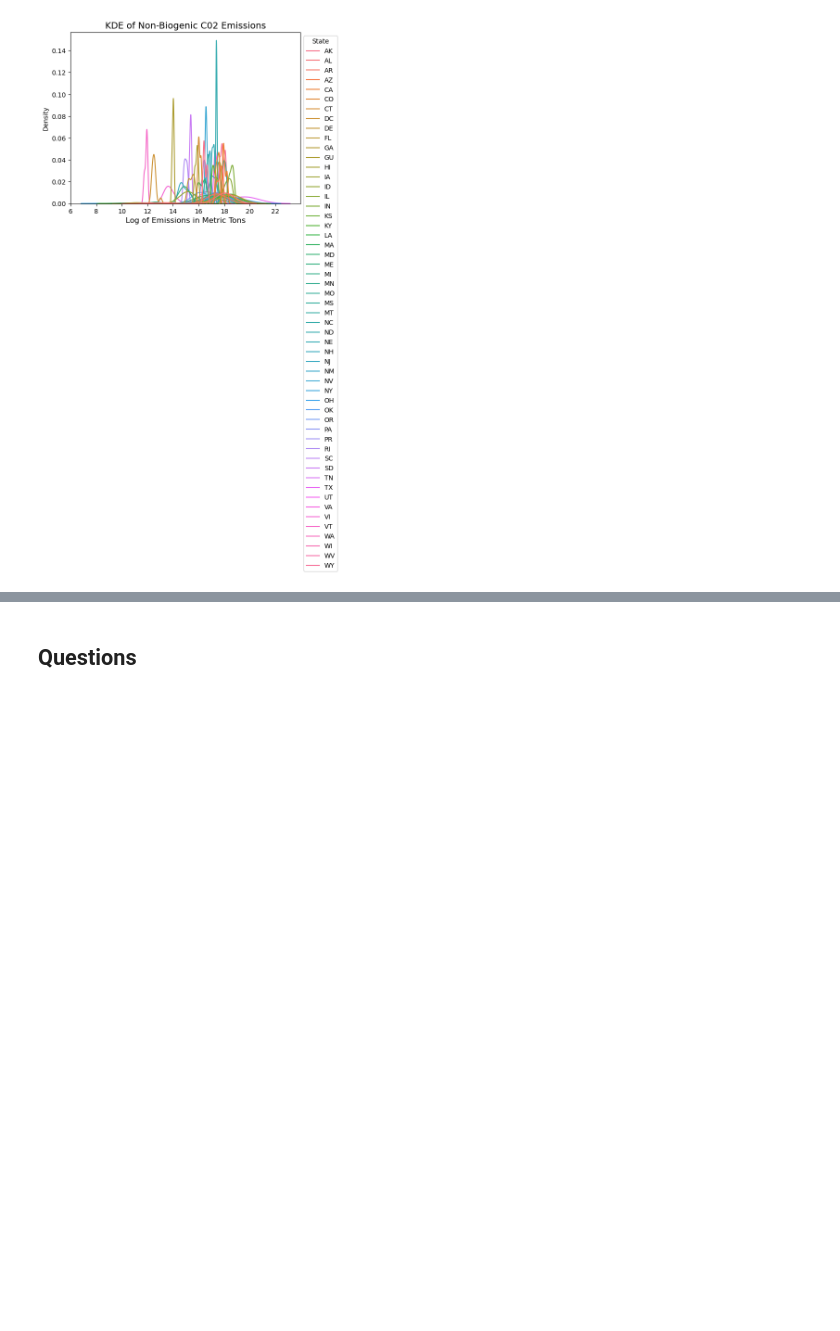
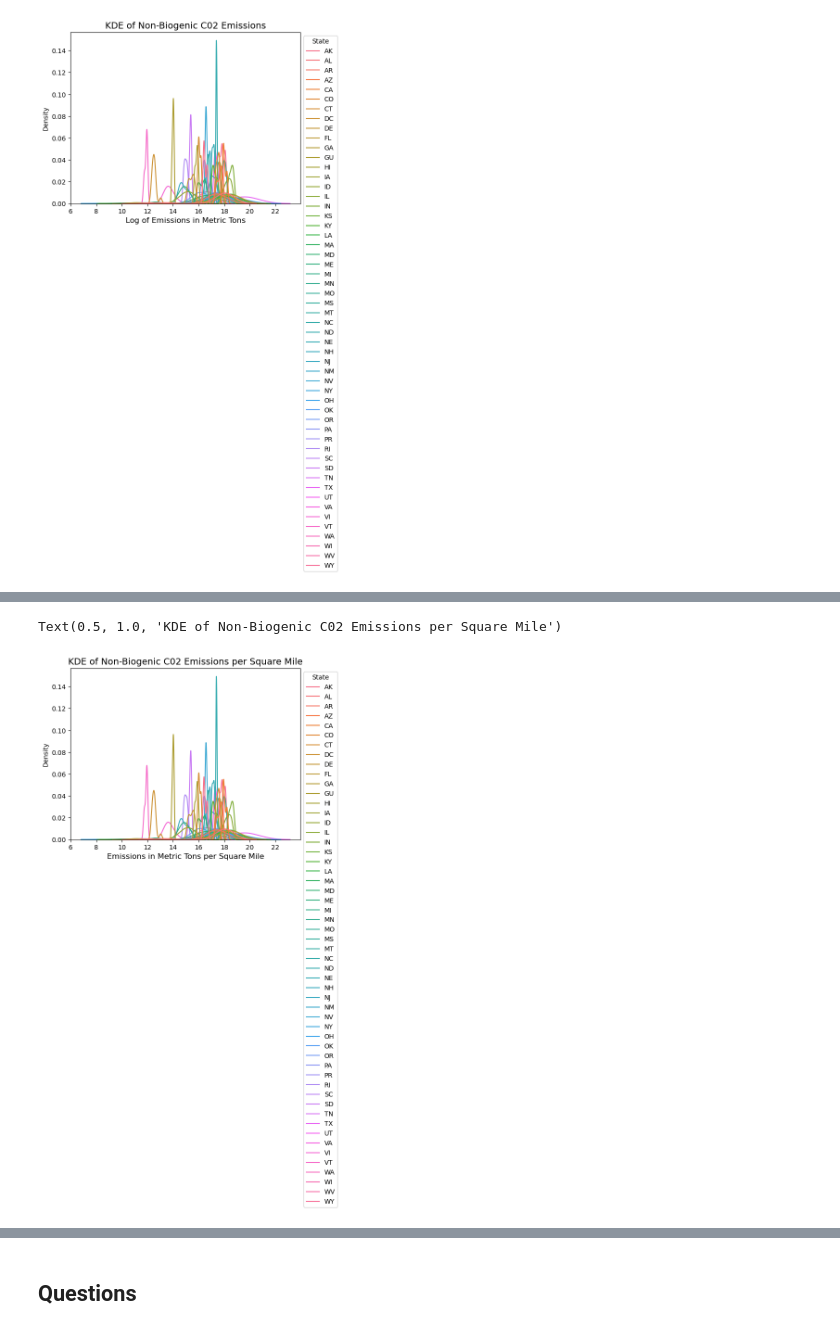
Before and after one commit to caroline-kranefuss/us_facilities_emissions, a Jupyter notebook: questions_3_4.ipynb, the cells around one changed output, grey strips where cells are left out. Cells and saved outputs as stored; diff of their text form; code cells hidden in the pictures; blank space fills up the shorter version.

```diff
--- a/questions_3_4.ipynb
+++ b/questions_3_4.ipynb
@@ -156,0 +223,10 @@ Text(0.5, 1.0, 'KDE of Non-Biogenic C02 Emissions')
+# %%
+# KDE of ratio
+
+ax = sns.kdeplot(data=grouped_emissions, x="UnitE_Log", hue="State")
+sns.move_legend(ax, "upper left", bbox_to_anchor=(1, 1))
+ax.set_xlabel("Emissions in Metric Tons per Square Mile", fontsize=12)
+ax.set_title("KDE of Non-Biogenic C02 Emissions per Square Mile", fontsize=14)
+# %% [output]
+Text(0.5, 1.0, 'KDE of Non-Biogenic C02 Emissions per Square Mile')
+[figure, added]
```
Also changed, not shown: parts of 23 cells of this notebook.
